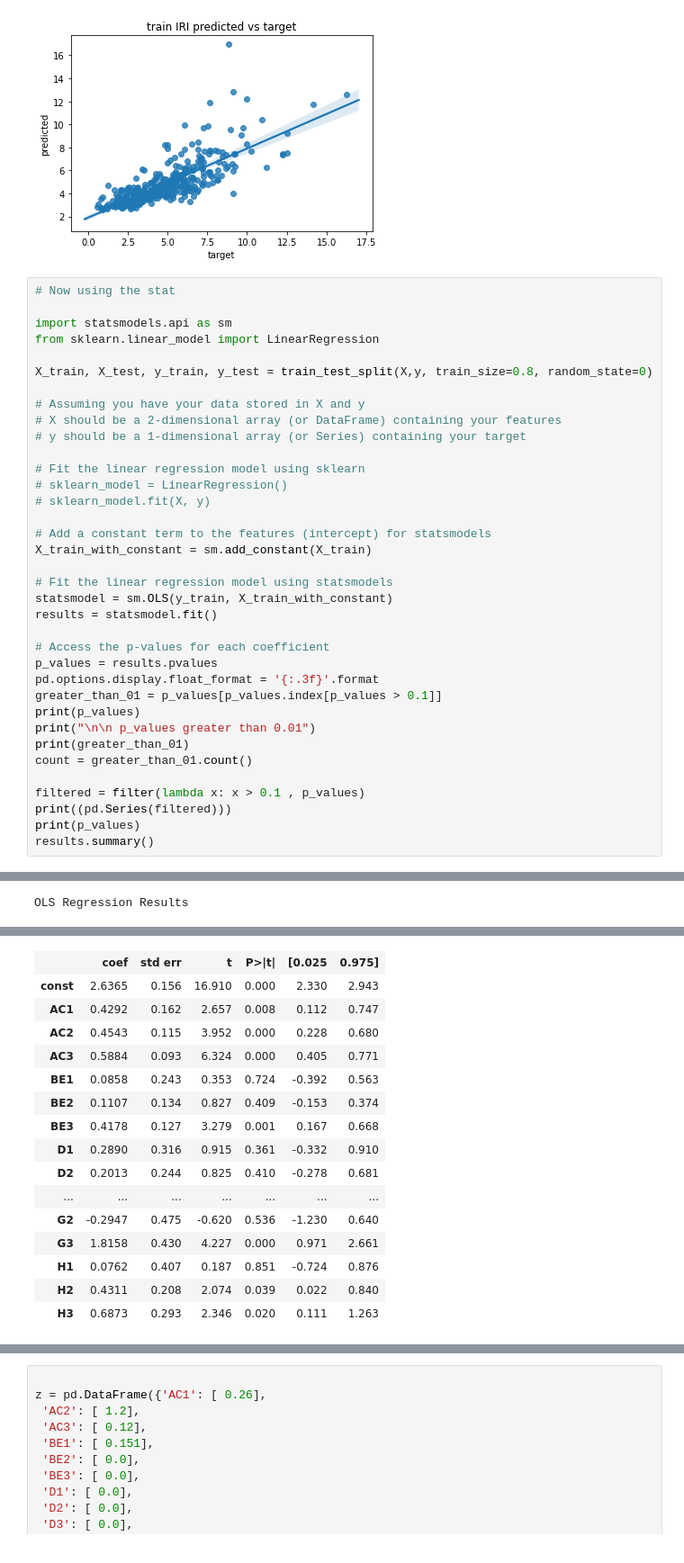
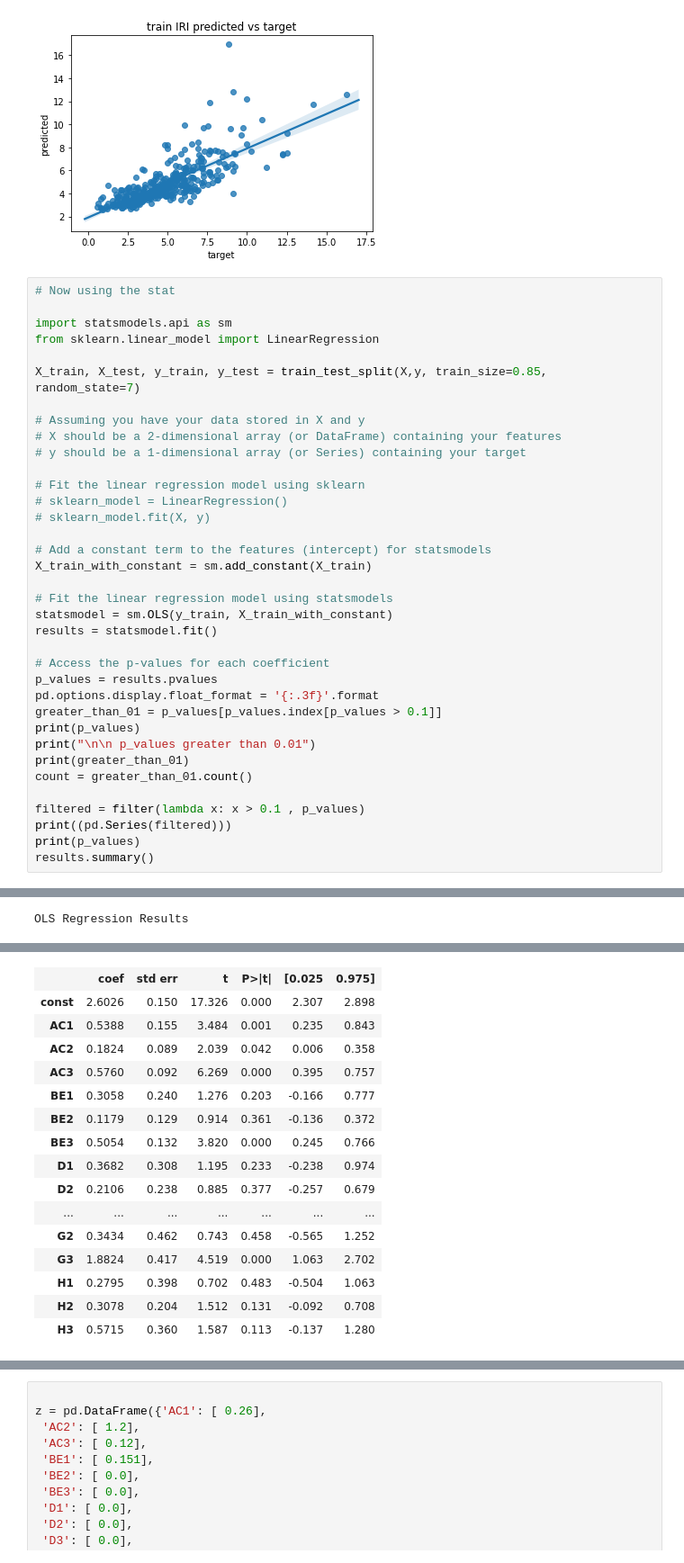
Before and after one commit to nishanKhanal/pci-prediction, a Jupyter notebook: iri/18/18_iri_linear.ipynb, the cells around one changed output, grey strips where cells are left out. Shown at 90% size. Saved outputs shown, nothing was run; the diff lists cells and outputs as text.

Commit message:
Use same split and random state for statsmodel for IRI 18 and 24 linear

```diff
--- a/iri/18/18_iri_linear.ipynb
+++ b/iri/18/18_iri_linear.ipynb
@@ -195,7 +176,7 @@ line: y = 0.5992588634728355 * x + 1.913665104856924
 import statsmodels.api as sm
 from sklearn.linear_model import LinearRegression
 
-X_train, X_test, y_train, y_test = train_test_split(X,y, train_size=0.8, random_state=0)
+X_train, X_test, y_train, y_test = train_test_split(X,y, train_size=0.85, random_state=7)
 
 # Assuming you have your data stored in X and y
 # X should be a 2-dimensional array (or DataFrame) containing your features
@@ -254,18 +235,18 @@ OLS Regression Results
 | Df Model: | 18 |  |  |
 | Covariance Type: | nonrobust |  |  |
 |  | coef | std err | t | P>|t| | [0.025 | 0.975] |
-| const | 2.6365 | 0.156 | 16.910 | 0.000 | 2.330 | 2.943 |
-| AC1 | 0.4292 | 0.162 | 2.657 | 0.008 | 0.112 | 0.747 |
-| AC2 | 0.4543 | 0.115 | 3.952 | 0.000 | 0.228 | 0.680 |
-| AC3 | 0.5884 | 0.093 | 6.324 | 0.000 | 0.405 | 0.771 |
-| BE1 | 0.0858 | 0.243 | 0.353 | 0.724 | -0.392 | 0.563 |
-| BE2 | 0.1107 | 0.134 | 0.827 | 0.409 | -0.153 | 0.374 |
-| BE3 | 0.4178 | 0.127 | 3.279 | 0.001 | 0.167 | 0.668 |
-| D1 | 0.2890 | 0.316 | 0.915 | 0.361 | -0.332 | 0.910 |
-| D2 | 0.2013 | 0.244 | 0.825 | 0.410 | -0.278 | 0.681 |
+| const | 2.6026 | 0.150 | 17.326 | 0.000 | 2.307 | 2.898 |
+| AC1 | 0.5388 | 0.155 | 3.484 | 0.001 | 0.235 | 0.843 |
+| AC2 | 0.1824 | 0.089 | 2.039 | 0.042 | 0.006 | 0.358 |
+| AC3 | 0.5760 | 0.092 | 6.269 | 0.000 | 0.395 | 0.757 |
+| BE1 | 0.3058 | 0.240 | 1.276 | 0.203 | -0.166 | 0.777 |
+| BE2 | 0.1179 | 0.129 | 0.914 | 0.361 | -0.136 | 0.372 |
+| BE3 | 0.5054 | 0.132 | 3.820 | 0.000 | 0.245 | 0.766 |
+| D1 | 0.3682 | 0.308 | 1.195 | 0.233 | -0.238 | 0.974 |
+| D2 | 0.2106 | 0.238 | 0.885 | 0.377 | -0.257 | 0.679 |
 | ... | ... | ... | ... | ... | ... | ... |
-| G2 | -0.2947 | 0.475 | -0.620 | 0.536 | -1.230 | 0.640 |
-| G3 | 1.8158 | 0.430 | 4.227 | 0.000 | 0.971 | 2.661 |
-| H1 | 0.0762 | 0.407 | 0.187 | 0.851 | -0.724 | 0.876 |
-| H2 | 0.4311 | 0.208 | 2.074 | 0.039 | 0.022 | 0.840 |
-| H3 | 0.6873 | 0.293 | 2.346 | 0.020 | 0.111 | 1.263 |
+| G2 | 0.3434 | 0.462 | 0.743 | 0.458 | -0.565 | 1.252 |
+| G3 | 1.8824 | 0.417 | 4.519 | 0.000 | 1.063 | 2.702 |
+| H1 | 0.2795 | 0.398 | 0.702 | 0.483 | -0.504 | 1.063 |
+| H2 | 0.3078 | 0.204 | 1.512 | 0.131 | -0.092 | 0.708 |
+| H3 | 0.5715 | 0.360 | 1.587 | 0.113 | -0.137 | 1.280 |
```
Also changed, not shown: parts of 4 cells of this notebook, 1 other file.
